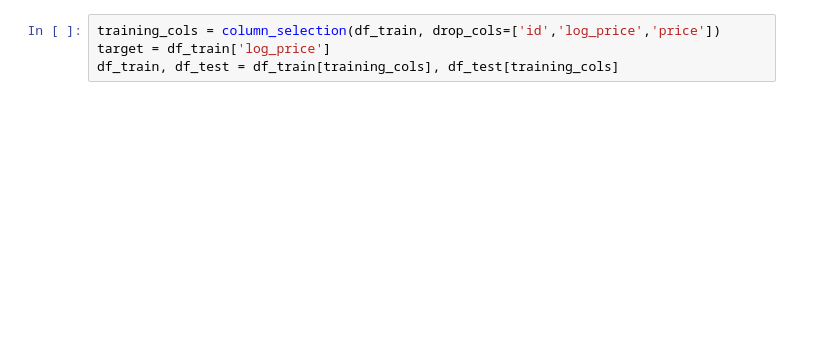
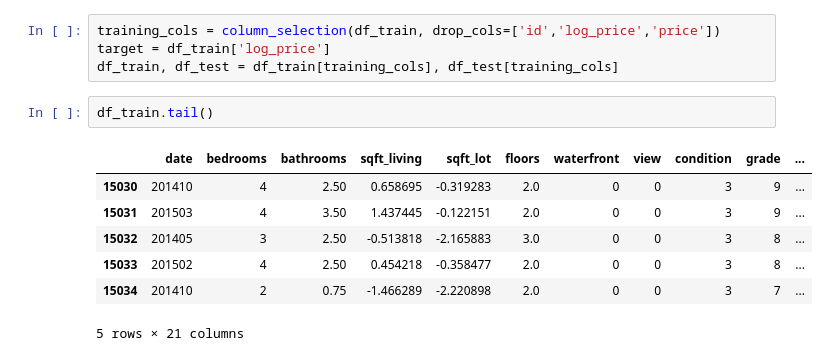
Before and after one commit to Junhojuno/everyday-kaggle, a Jupyter notebook: houseprice_prediction/code/Lets-Model-it.ipynb, the cells around one changed output. Saved outputs shown, nothing was run; the diff lists cells and outputs as text; blank space fills up the shorter version.

```diff
--- a/houseprice_prediction/code/Lets-Model-it.ipynb
+++ b/houseprice_prediction/code/Lets-Model-it.ipynb
@@ -836,6 +956,16 @@ df_train = target_logscaling(df_train)
 training_cols = column_selection(df_train, drop_cols=['id','log_price','price'])
 target = df_train['log_price']
 df_train, df_test = df_train[training_cols], df_test[training_cols]
+# %%
+df_train.tail()
+# %% [output]
+|  | date | bedrooms | bathrooms | sqft_living | sqft_lot | floors | waterfront | view | condition | grade | ... |
+| 15030 | 201410 | 4 | 2.50 | 0.658695 | -0.319283 | 2.0 | 0 | 0 | 3 | 9 | ... |
+| 15031 | 201503 | 4 | 3.50 | 1.437445 | -0.122151 | 2.0 | 0 | 0 | 3 | 9 | ... |
+| 15032 | 201405 | 3 | 2.50 | -0.513818 | -2.165883 | 3.0 | 0 | 0 | 3 | 8 | ... |
+| 15033 | 201502 | 4 | 2.50 | 0.454218 | -0.358477 | 2.0 | 0 | 0 | 3 | 8 | ... |
+| 15034 | 201410 | 2 | 0.75 | -1.466289 | -2.220898 | 2.0 | 0 | 0 | 3 | 7 | ... |
+5 rows × 21 columns
 # %%
 import lightgbm as lgb
 from sklearn.metrics import mean_squared_error
```
Also changed, not shown: parts of 13 cells of this notebook.
